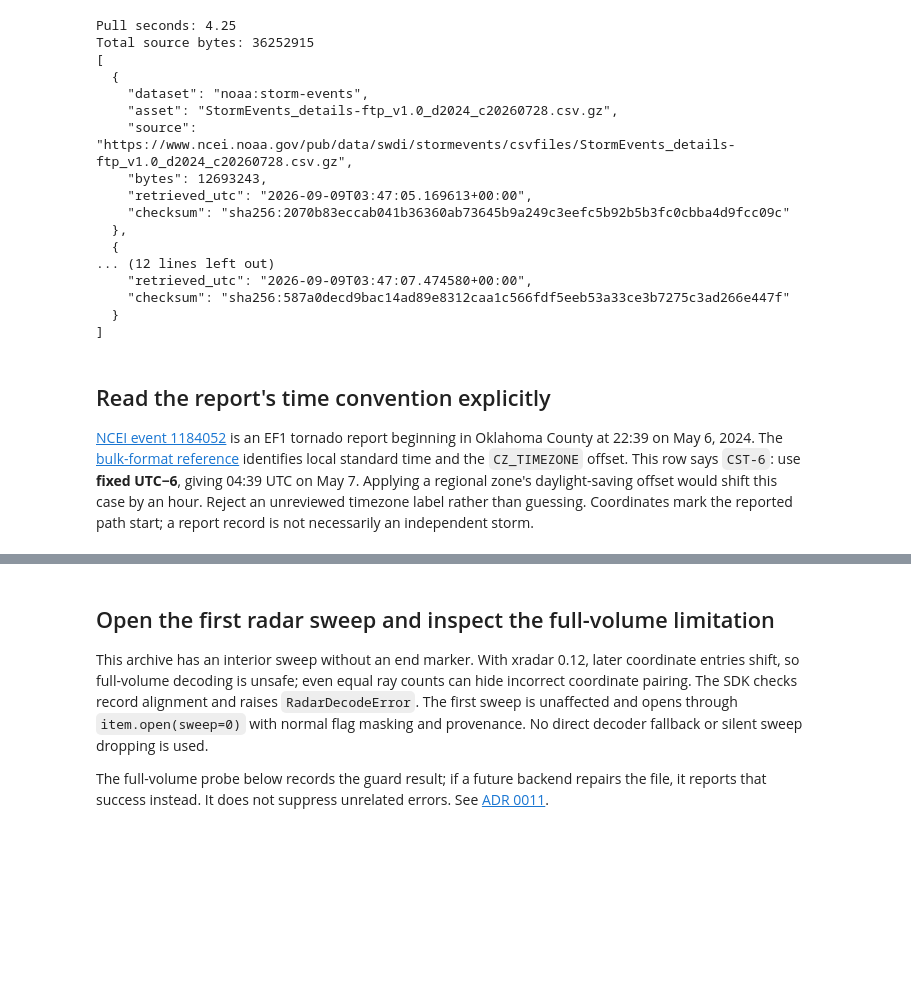
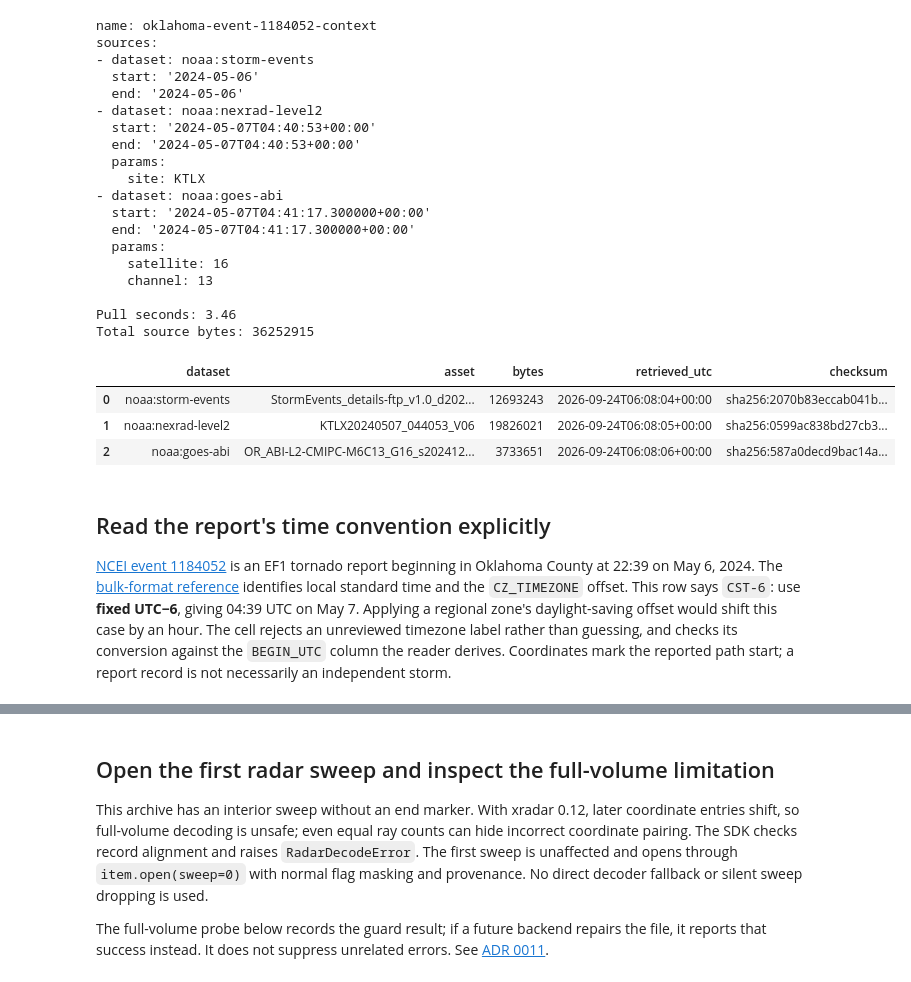
Before and after one commit to jakeryderv/usdata, a Jupyter notebook: examples/studies/event-context/event-context.ipynb, the cells around one changed output, grey strips where cells are left out. Cells and saved outputs as stored; diff of their text form; code cells hidden in the pictures; blank space fills up the shorter version.

```diff
--- a/examples/studies/event-context/event-context.ipynb
+++ b/examples/studies/event-context/event-context.ipynb
@@ -54,46 +72,47 @@ to restore an existing analysis.
 # %%
+print(manifest.read_text().strip())
+
 started = time.perf_counter()
 result = pull(manifest)
 assert len(result.fetched) == 3
-assert verify(manifest) == []
 items = {item.asset.dataset_id: item for item in result.fetched}
 assert len(items) == 3
-print("Pull seconds:", round(time.perf_counter() - started, 2))
+print("\nPull seconds:", round(time.perf_counter() - started, 2))
 print("Total source bytes:", sum(item.provenance.size for item in result.fetched))
-print(
-    json.dumps(
-        [
-            {
-                "dataset": item.asset.dataset_id,
-                "asset": item.asset.id,
-                "source": item.provenance.source_url,
-                "bytes": item.provenance.size,
-                "retrieved_utc": item.provenance.retrieved_at.isoformat(),
-                "checksum": item.provenance.checksum,
-            }
-            for item in result.fetched
-        ],
-        indent=2,
-    )
+pd.DataFrame(
+    {
+        "dataset": item.asset.dataset_id,
+        "asset": item.asset.id,
+        "bytes": item.provenance.size,
+        "retrieved_utc": item.provenance.retrieved_at.isoformat(timespec="seconds"),
+        "checksum": item.provenance.checksum[:23] + "...",
+    }
+    for item in result.fetched
 )
 # %% [output]
-Pull seconds: 4.25
+name: oklahoma-event-1184052-context
+sources:
+- dataset: noaa:storm-events
+  start: '2024-05-06'
+  end: '2024-05-06'
+- dataset: noaa:nexrad-level2
+  start: '2024-05-07T04:40:53+00:00'
+  end: '2024-05-07T04:40:53+00:00'
+  params:
+    site: KTLX
+- dataset: noaa:goes-abi
+  start: '2024-05-07T04:41:17.300000+00:00'
+  end: '2024-05-07T04:41:17.300000+00:00'
+  params:
+    satellite: 16
+    channel: 13
+
+Pull seconds: 3.46
 Total source bytes: 36252915
-[
-  {
-    "dataset": "noaa:storm-events",
-    "asset": "StormEvents_details-ftp_v1.0_d2024_c20260728.csv.gz",
-    "source": "https://www.ncei.noaa.gov/pub/data/swdi/stormevents/csvfiles/StormEvents_details-ftp_v1.0_d2024_c20260728.csv.gz",
-    "bytes": 12693243,
-    "retrieved_utc": "2026-09-09T03:47:05.169613+00:00",
-    "checksum": "sha256:2070b83eccab041b36360ab73645b9a249c3eefc5b92b5b3fc0cbba4d9fcc09c"
-  },
-  {
-... (12 lines left out)
-    "retrieved_utc": "2026-09-09T03:47:07.474580+00:00",
-    "checksum": "sha256:587a0decd9bac14ad89e8312caa1c566fdf5eeb53a33ce3b7275c3ad266e447f"
-  }
-]
+|  | dataset | asset | bytes | retrieved_utc | checksum |
+| 0 | noaa:storm-events | StormEvents_details-ftp_v1.0_d202... | 12693243 | 2026-09-24T06:08:04+00:00 | sha256:2070b83eccab041b... |
+| 1 | noaa:nexrad-level2 | KTLX20240507_044053_V06 | 19826021 | 2026-09-24T06:08:05+00:00 | sha256:0599ac838bd27cb3... |
+| 2 | noaa:goes-abi | OR_ABI-L2-CMIPC-M6C13_G16_s202412... | 3733651 | 2026-09-24T06:08:06+00:00 | sha256:587a0decd9bac14a... |
 # %% [markdown]
 ## Read the report's time convention explicitly
 
@@ -102,8 +121,9 @@ is an EF1 tornado report beginning in Oklahoma County at 22:39 on May 6, 2024.
 The [bulk-format reference](https://www.ncei.noaa.gov/pub/data/swdi/stormevents/csvfiles/Storm-Data-Bulk-csv-Format.pdf)
 identifies local standard time and the `CZ_TIMEZONE` offset. This row says
 `CST-6`: use **fixed UTC−6**, giving 04:39 UTC on May 7. Applying a regional
-zone's daylight-saving offset would shift this case by an hour. Reject an
-unreviewed timezone label rather than guessing. Coordinates mark the reported
+zone's daylight-saving offset would shift this case by an hour. The cell rejects
+an unreviewed timezone label rather than guessing, and checks its conversion
+against the `BEGIN_UTC` column the reader derives. Coordinates mark the reported
 path start; a report record is not necessarily an independent storm.
 # %%
 columns = [
```
Also changed, not shown: parts of 15 cells of this notebook, 2 other files.
